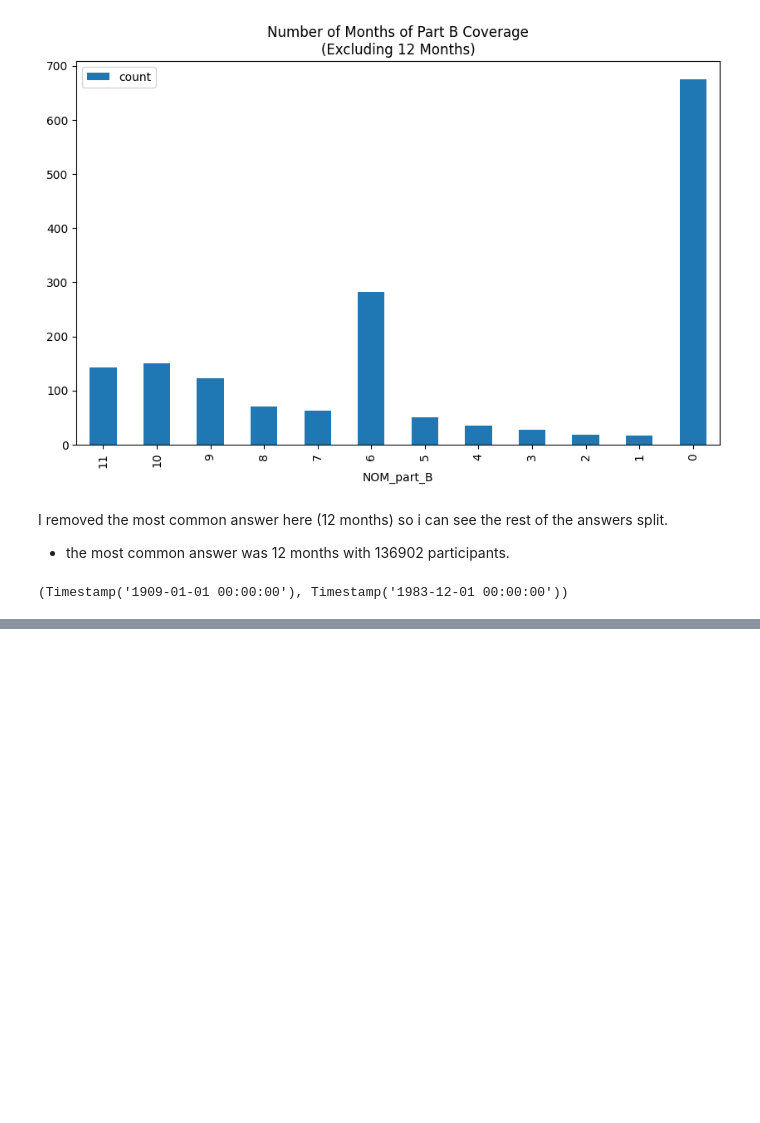
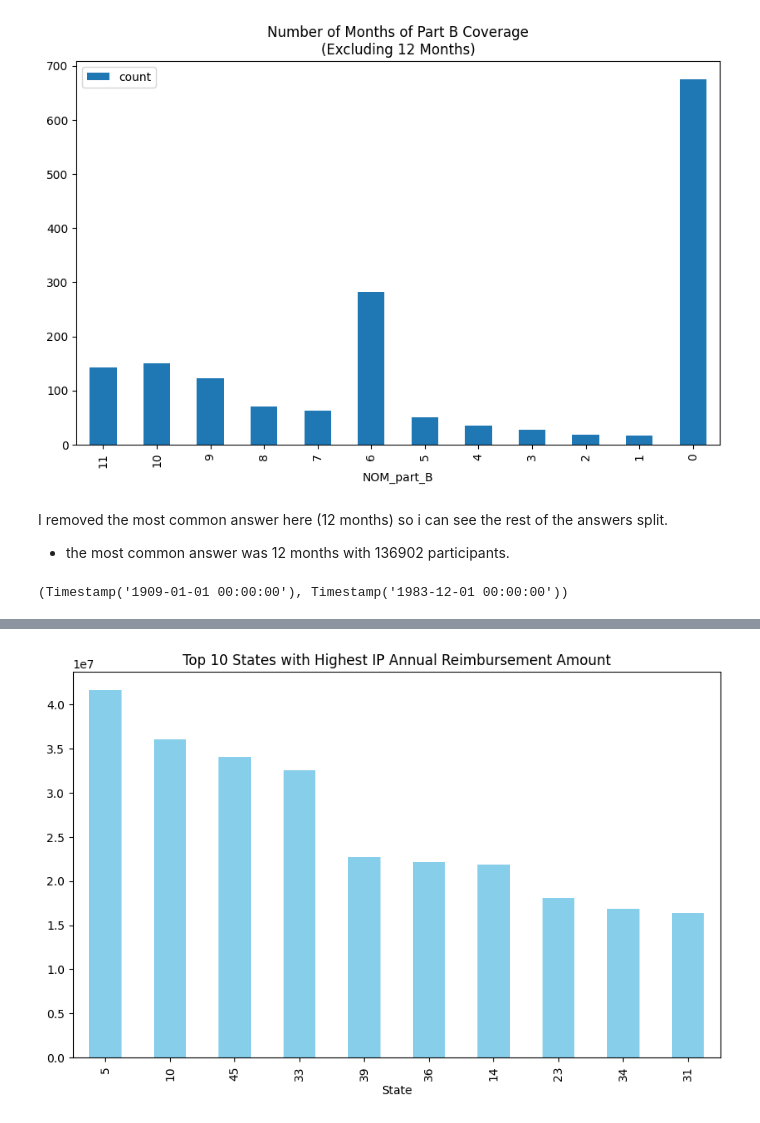
Before and after one commit to ChTomer/MyCapstone, a Jupyter notebook: HealthCareFraudProjectPitch/1beneficiary.ipynb, the cells around one changed output, grey strips where cells are left out. Drawn from its saved outputs; the diff is of its cells as text; code cells hidden in the pictures; blank space fills up the shorter version.

```diff
--- a/HealthCareFraudProjectPitch/1beneficiary.ipynb
+++ b/HealthCareFraudProjectPitch/1beneficiary.ipynb
@@ -454,0 +560,6 @@ plot_hist(['IPAnnualReimbursementAmt', 'IPAnnualDeductibleAmt', 'OPAnnualReimbur
+# %%
+df.groupby('State')['IPAnnualReimbursementAmt'].sum().nlargest(10).plot(kind='bar', figsize=(10, 6), color='skyblue')
+plt.title('Top 10 States with Highest IP Annual Reimbursement Amount')
+plt.show()
+# %% [output]
+[figure, added]
```
Also changed, not shown: parts of 16 cells of this notebook, 3 other files.
